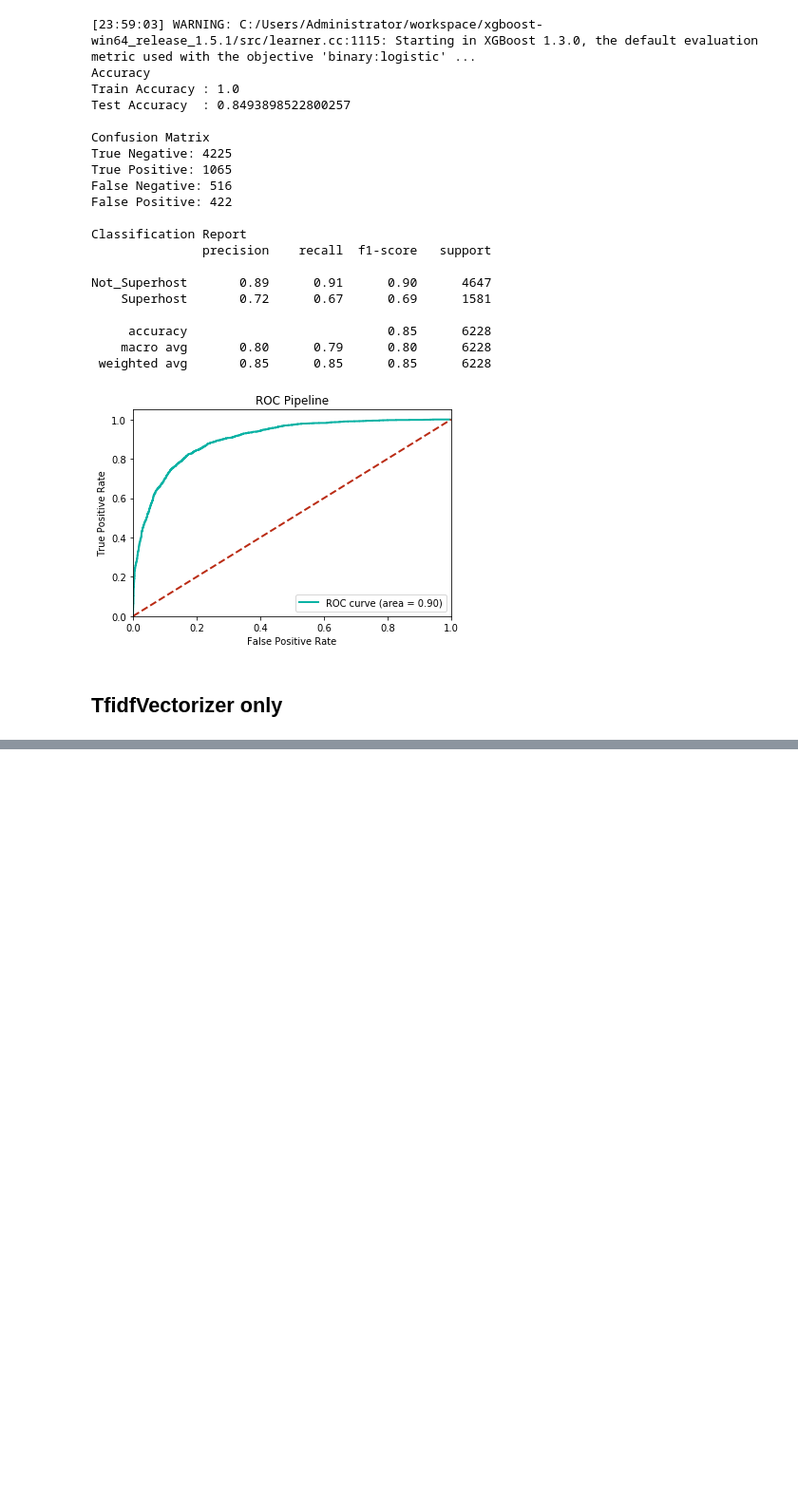
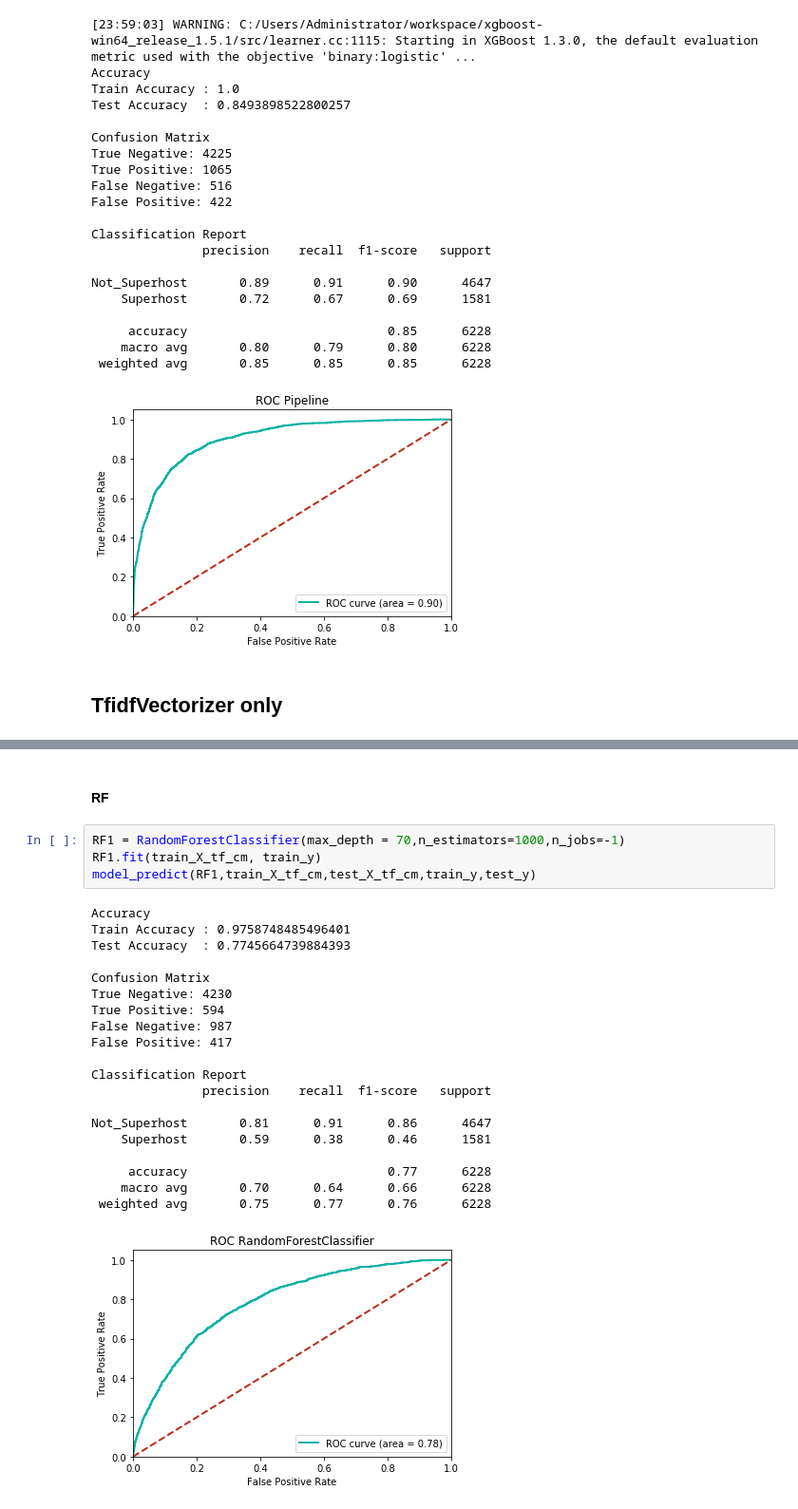
Before and after one commit to sharechanxd/bios625_fp, a Jupyter notebook: code/host/Host_models.ipynb, the cells around one changed output, grey strips where cells are left out. Shown: that part at 95% size. Saved outputs shown, nothing was run; the diff lists cells and outputs as text; blank space fills up the shorter version.

```diff
--- a/code/host/Host_models.ipynb
+++ b/code/host/Host_models.ipynb
@@ -368,0 +432,27 @@ Not_Superhost       0.89      0.91      0.90      4647
+# %% [markdown]
+#### RF
+# %%
+RF1 = RandomForestClassifier(max_depth = 70,n_estimators=1000,n_jobs=-1)
+RF1.fit(train_X_tf_cm, train_y)
+model_predict(RF1,train_X_tf_cm,test_X_tf_cm,train_y,test_y)
+# %% [output]
+Accuracy
+Train Accuracy : 0.9758748485496401
+Test Accuracy  : 0.7745664739884393
+
+Confusion Matrix
+True Negative: 4230
+True Positive: 594
+False Negative: 987
+False Positive: 417
+
+Classification Report
+               precision    recall  f1-score   support
+
+Not_Superhost       0.81      0.91      0.86      4647
+    Superhost       0.59      0.38      0.46      1581
+
+     accuracy                           0.77      6228
+    macro avg       0.70      0.64      0.66      6228
+ weighted avg       0.75      0.77      0.76      6228
+[figure, added]
```
Also changed, not shown: parts of 14 cells of this notebook, 5 other files.
